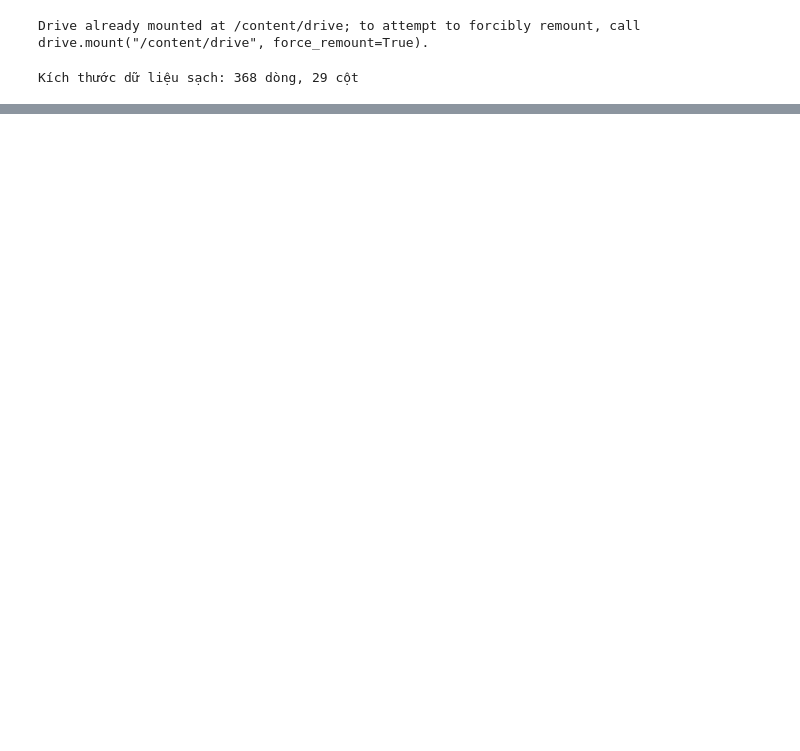
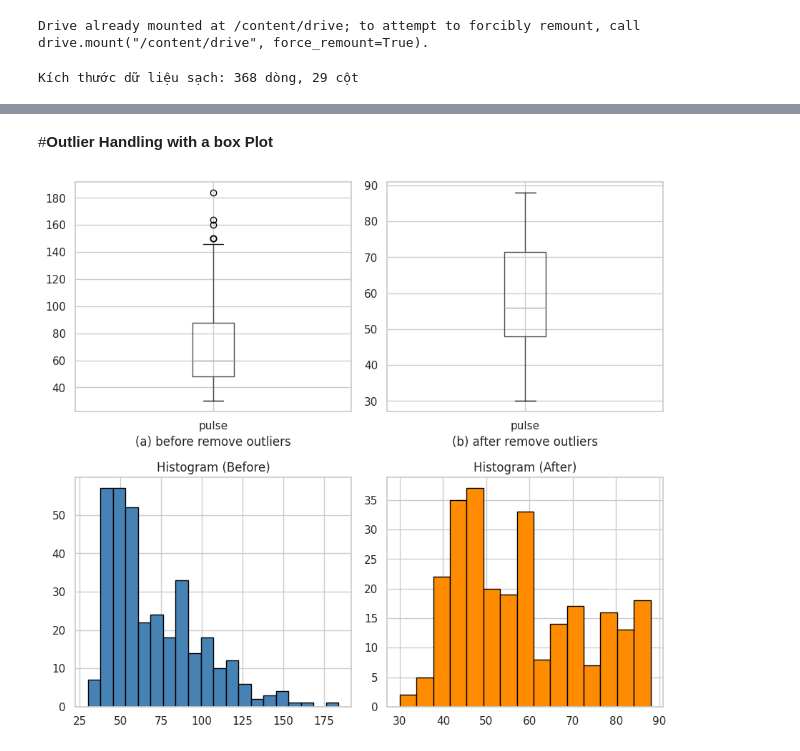
Before and after one commit to tuannguyen2209/Fundamentals-of-Data-Science-and-AI-UEH, a Jupyter notebook: chapter_2_python_code.ipynb, the cells around one changed output, grey strips where cells are left out. Drawn from its saved outputs; the diff is of its cells as text; code cells hidden in the pictures; blank space fills up the shorter version.

```diff
--- a/chapter_2_python_code.ipynb
+++ b/chapter_2_python_code.ipynb
@@ -104,0 +473,39 @@ Số dòng còn lại sau khi dùng dropna(): 7
+# %% [markdown]
+#**Outlier Handling with a box Plot**
+# %%
+def  quantile_ds(df, columns):
+  low = 0.25
+  high = 0.75
+  quant_df = df[columns].quantile([low,high])
+  df_ret = df.copy()
+  for col in columns:
+    def_ret = df_ret[df_ret[col] >= quant_df.loc[low, col]]
+    df_ret = df_ret[df_ret[col] <= quant_df.loc[high, col]]
+  return df_ret
+def draw_boxplot_all(ds, columns=['pulse']):
+    df_bro = pd.DataFrame()
+    for col in columns:
+        df_bro[col] = pd.Series(ds[col].dropna().to_numpy())
+    ds_clean = quantile_ds(ds, columns)
+
+    df_aro = pd.DataFrame()
+    for col in columns:
+        df_aro[col] = pd.Series(ds_clean[col].dropna().to_numpy())
+    fig, ((ax1, ax2), (ax3, ax4)) = plt.subplots(2, 2, figsize=(9, 8))
+
+    df_bro.boxplot(ax=ax1, rot=0)
+    df_bro.hist(ax=ax3, bins=20, color='steelblue', edgecolor='black')
+
+    df_aro.boxplot(ax=ax2, rot=0)
+    df_aro.hist(ax=ax4, bins=15, color='darkorange', edgecolor='black')
+
+    ax1.set_xlabel('(a) before remove outliers')
+    ax2.set_xlabel('(b) after remove outliers')
+    ax3.set_title('Histogram (Before)')
+    ax4.set_title('Histogram (After)')
+
+    plt.tight_layout()
+    plt.show()
+draw_boxplot_all(df, columns=['pulse'])
+# %% [output]
+[figure, added]
```
Also changed, not shown: parts of 31 cells of this notebook.
